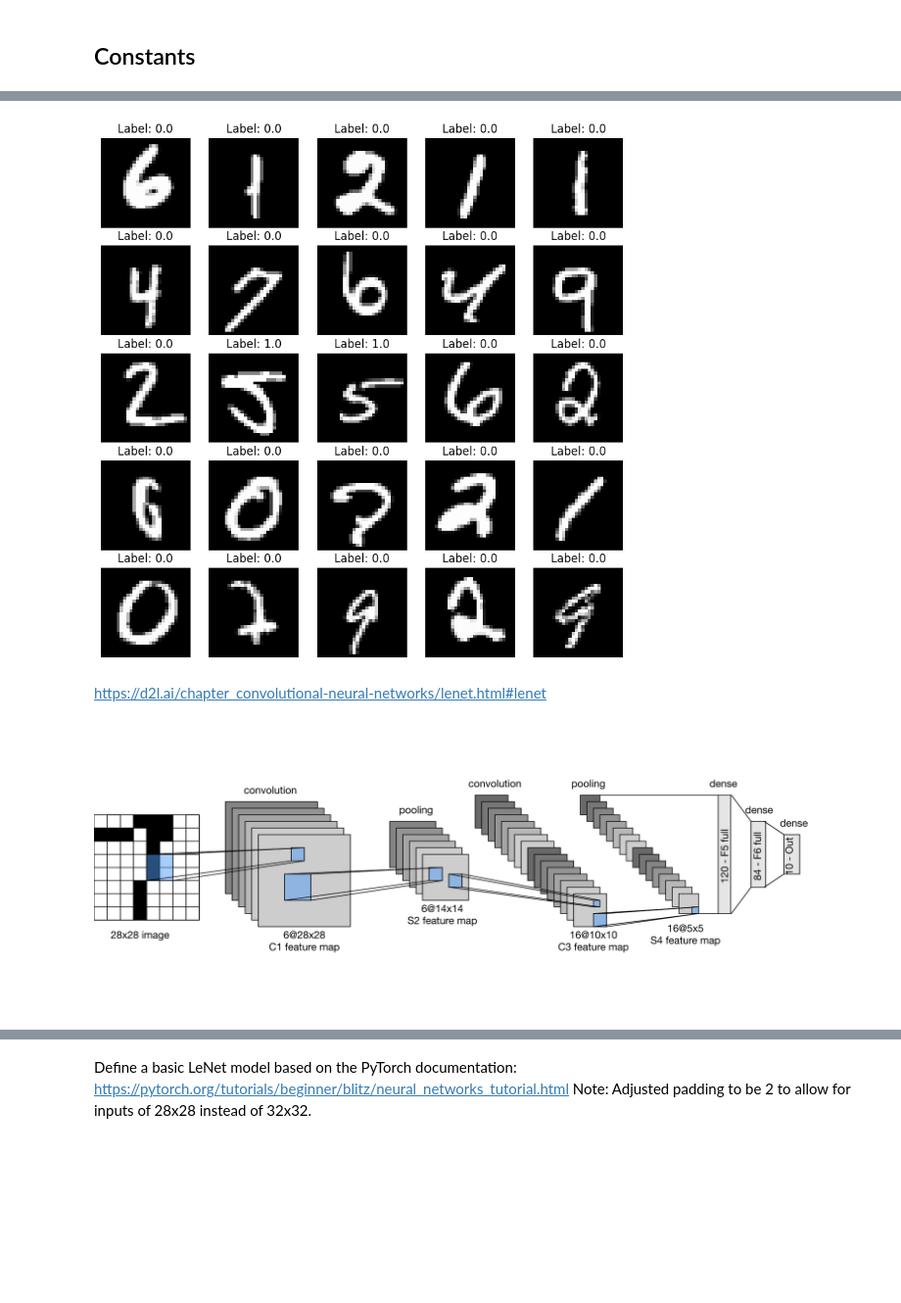
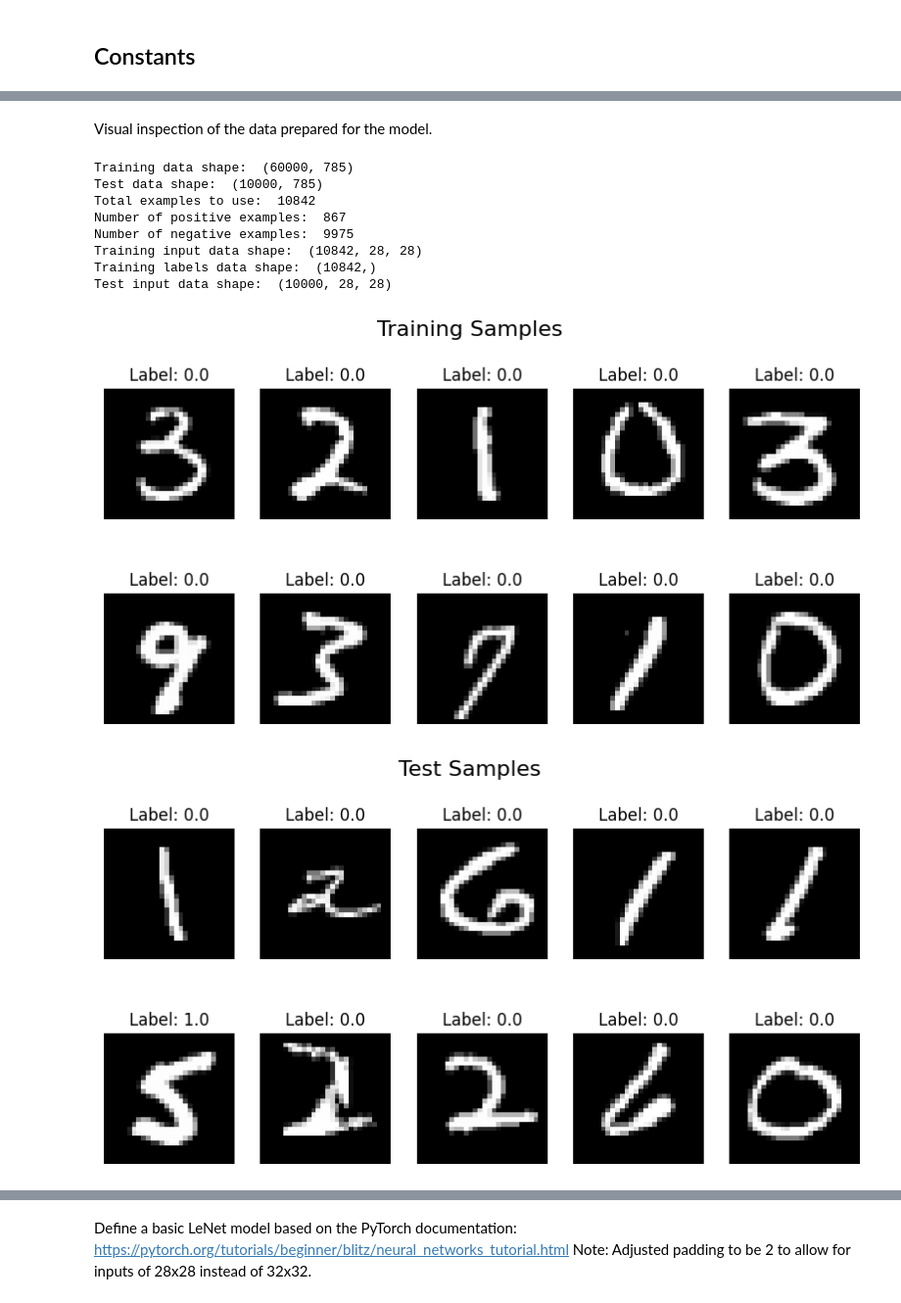
Before and after one commit to kdevoe/roc-curve-exploration, a Jupyter notebook: roc_mnist_example.ipynb, the cells around one changed output, grey strips where cells are left out. Shown: that part at 98% size. Drawn from its saved outputs; the diff is of its cells as text; code cells hidden in the pictures; blank space fills up the shorter version.

```diff
--- a/roc_mnist_example.ipynb
+++ b/roc_mnist_example.ipynb
@@ -136,20 +136,45 @@ Test input data shape:  (10000, 28, 28)
+# %% [markdown]
+Visual inspection of the data prepared for the model.
 # %%
-# Inspect some samples of the data
+# Inspect 10 random images from the dataset
 
-if TRAIN:
-    rows = 5
+def inspect_data(inputs, labels, title):
+    """Displays 10 random images from the dataset for visual inspection.
+
+    Args:
+        inputs (numpy array): Inputs for the model
+        labels (numpy array): Labels for the model
+        title (string): Title for the plot
+    """
+    rows = 2
     cols = 5
-    fig, ax = plt.subplots(rows, cols, figsize=(10, 10))
+    fig, ax = plt.subplots(rows, cols, figsize=(10, int(rows*2.5)))
+    fig.suptitle(title, fontsize=16)
 
     for row in range(rows):
         for col in range(cols):
-            idx = random.randint(0, len(test_inputs))
-            ax[row, col].imshow(test_inputs[idx], cmap='gray')
-            ax[row, col].set_title('Label: {}'.format(test_labels[idx]))
+            idx = random.randint(0, len(inputs))
+            ax[row, col].imshow(inputs[idx], cmap='gray')
+            ax[row, col].set_title('Label: {}'.format(labels[idx]))
             ax[row, col].axis('off')
-# %% [output]
-[figure, removed]
-# %% [markdown]
-https://d2l.ai/chapter_convolutional-neural-networks/lenet.html#lenet
-
-![image.png](attachment:image.png)
+# %%
+if TRAIN:
+    train_file = './data/mnist_train.csv'
+    test_file = './data/mnist_test.csv'
+
+    # Import, prepare and verify the data
+    train_data, test_data = import_data(train_file, test_file, debug=True)
+    train_inputs, train_labels, test_inputs, test_labels = prepare_data(train_data, test_data, debug=True)
+    inspect_data(train_inputs, train_labels, title="Training Samples")
+    inspect_data(test_inputs, test_labels, title="Test Samples")
+# %% [output]
+Training data shape:  (60000, 785)
+Test data shape:  (10000, 785)
+Total examples to use:  10842
+Number of positive examples:  867
+Number of negative examples:  9975
+Training input data shape:  (10842, 28, 28)
+Training labels data shape:  (10842,)
+Test input data shape:  (10000, 28, 28)
+[figure, added]
+[figure, added]
```
Also changed, not shown: parts of 14 cells of this notebook.
